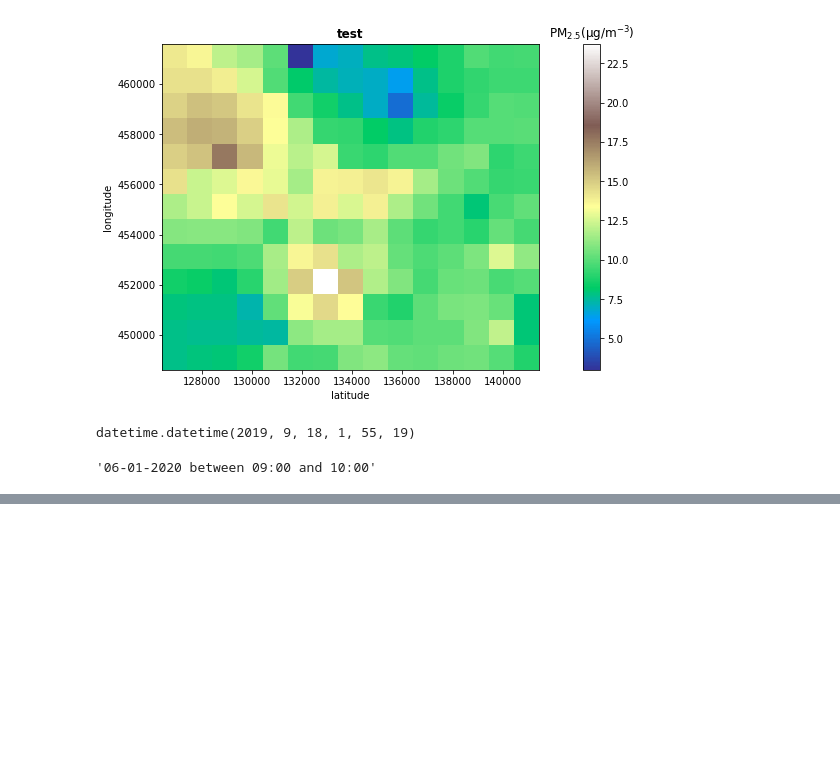
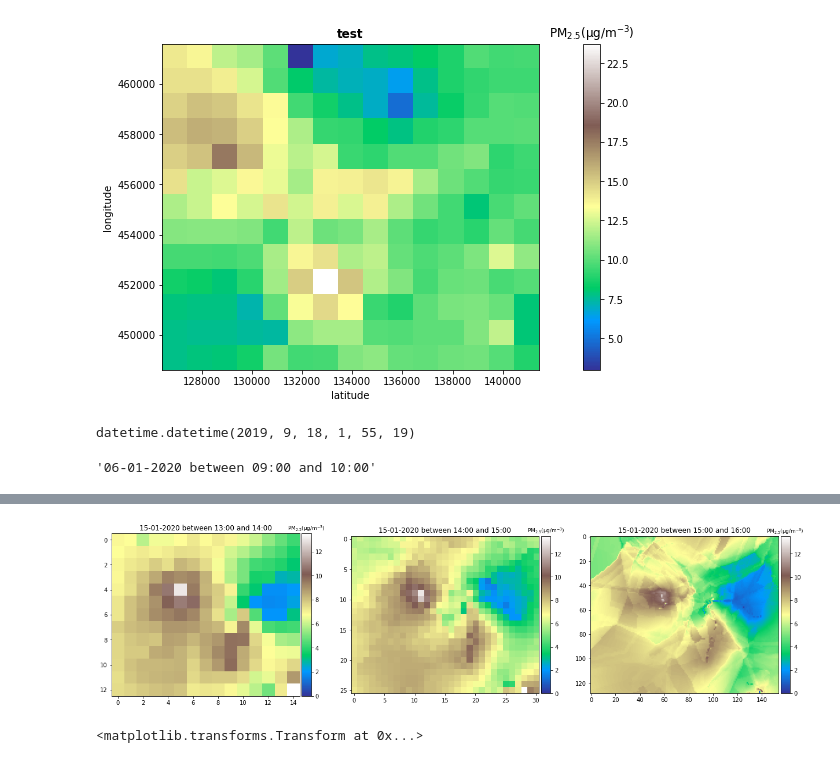
Before and after one commit to ystouthart/ADS-Snuffelfiets-Thesis, a Jupyter notebook: notebooks/1.0-raster-plots.ipynb, the cells around one changed output, grey strips where cells are left out. Drawn from its saved outputs; the diff is of its cells as text; code cells hidden in the pictures; blank space fills up the shorter version.

```diff
--- a/notebooks/1.0-raster-plots.ipynb
+++ b/notebooks/1.0-raster-plots.ipynb
@@ -209,0 +236,46 @@ all_files
+# %%
+
+src1 = rasterio.open("../output/st_reg_kriging_maps/prediction/1000/20200114110000.tif")
+src2 = rasterio.open("../output/st_reg_kriging_maps/prediction/500/20200114110000.tif")
+src3 = rasterio.open("../output/st_reg_kriging_maps/prediction/100/20200114110000.tif")
+
+
+fig, (ax1, ax2, ax3) = plt.subplots(1,3, figsize=(21,7)) # 2 axes on a 1x2 grid
+
+max_ref = np.amax([np.amax(src1.read()), np.amax(src2.read()), np.amax(src3.read())])
+
+# nir in first subplot
+nir = ax1.imshow(src1.read(1), cmap=plt.cm.terrain)
+#polys.plot(ax=ax1, edgecolor='black', linewidth=1, facecolor="none")
+
+ax1.set_title('15-01-2020 between 13:00 and 14:00')
+nir.set_clim(vmin=0, vmax=max_ref)
+divider = make_axes_locatable(ax1)
+cax1 = divider.append_axes("right", size="5%", pad=0.05)
+fig.colorbar(nir, cax=cax1).ax.set_title('$PM_{2.5} ({\mu}g/m^{-3})$', size=9)
+
+# Now red band in the second subplot
+red = ax2.imshow(src2.read(1), cmap=plt.cm.terrain)
+ax2.set_title('15-01-2020 between 14:00 and 15:00')
+red.set_clim(vmin=0, vmax=max_ref)
+divider = make_axes_locatable(ax2)
+cax2 = divider.append_axes("right", size="5%", pad=0.05)
+fig.colorbar(nir, cax=cax2).ax.set_title('$PM_{2.5} ({\mu}g/m^{-3})$', size=9)
+
+# Now red band in the second subplot
+blue = ax3.imshow(src3.read(1), cmap=plt.cm.terrain)
+ax3.set_title('15-01-2020 between 15:00 and 16:00')
+red.set_clim(vmin=0, vmax=max_ref)
+divider = make_axes_locatable(ax3)
+cax3 = divider.append_axes("right", size="5%", pad=0.05)
+fig.colorbar(nir, cax=cax3).ax.set_title('$PM_{2.5} ({\mu}g/m^{-3})$', size=9)
+
+fig.savefig("../reports/figures/15-01-2020-pred.jpg",bbox_inches='tight', dpi=300)
+#plt.tight_layout(h_pad=1)
+# %% [output]
+[figure, added]
+# %%
+import matplotlib
+matplotlib.transforms.Transform(src1.transform)
+# %% [output]
+<matplotlib.transforms.Transform at 0x...>
```
Also changed, not shown: parts of 9 cells of this notebook, 19 other files.
